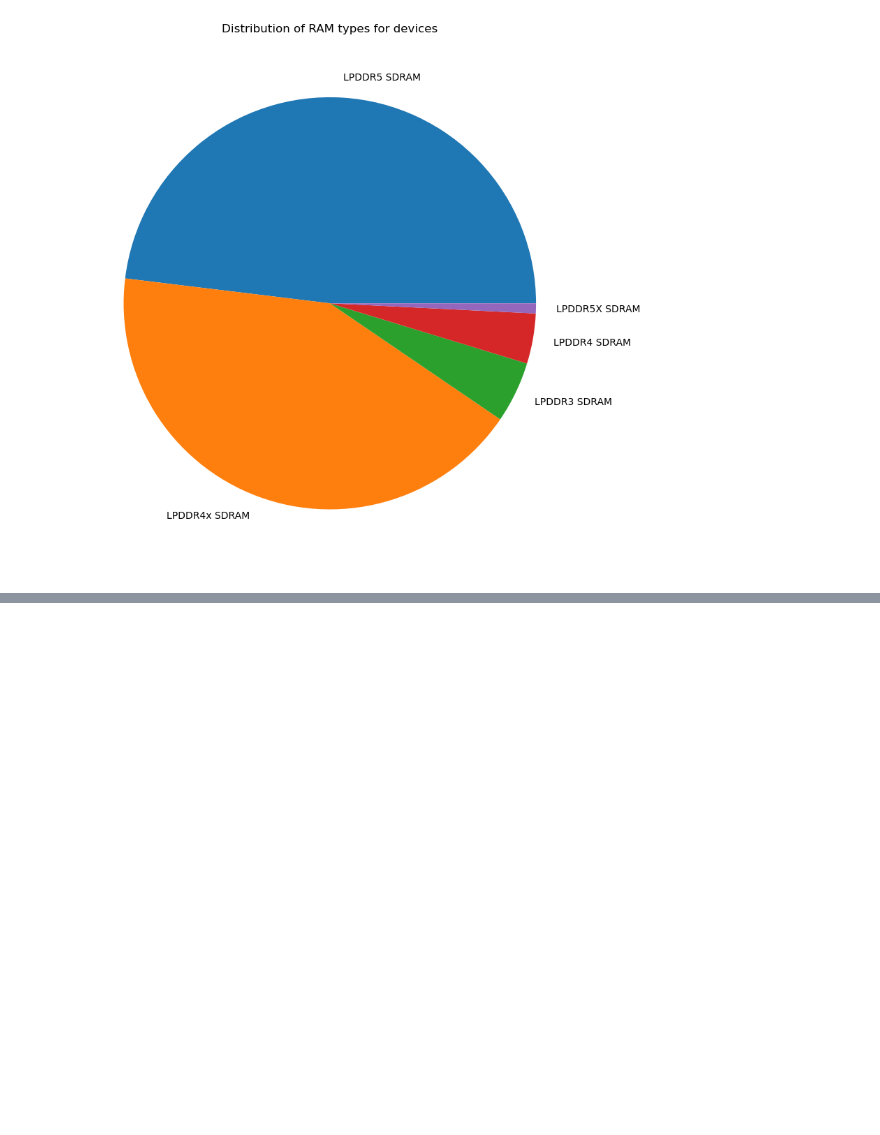
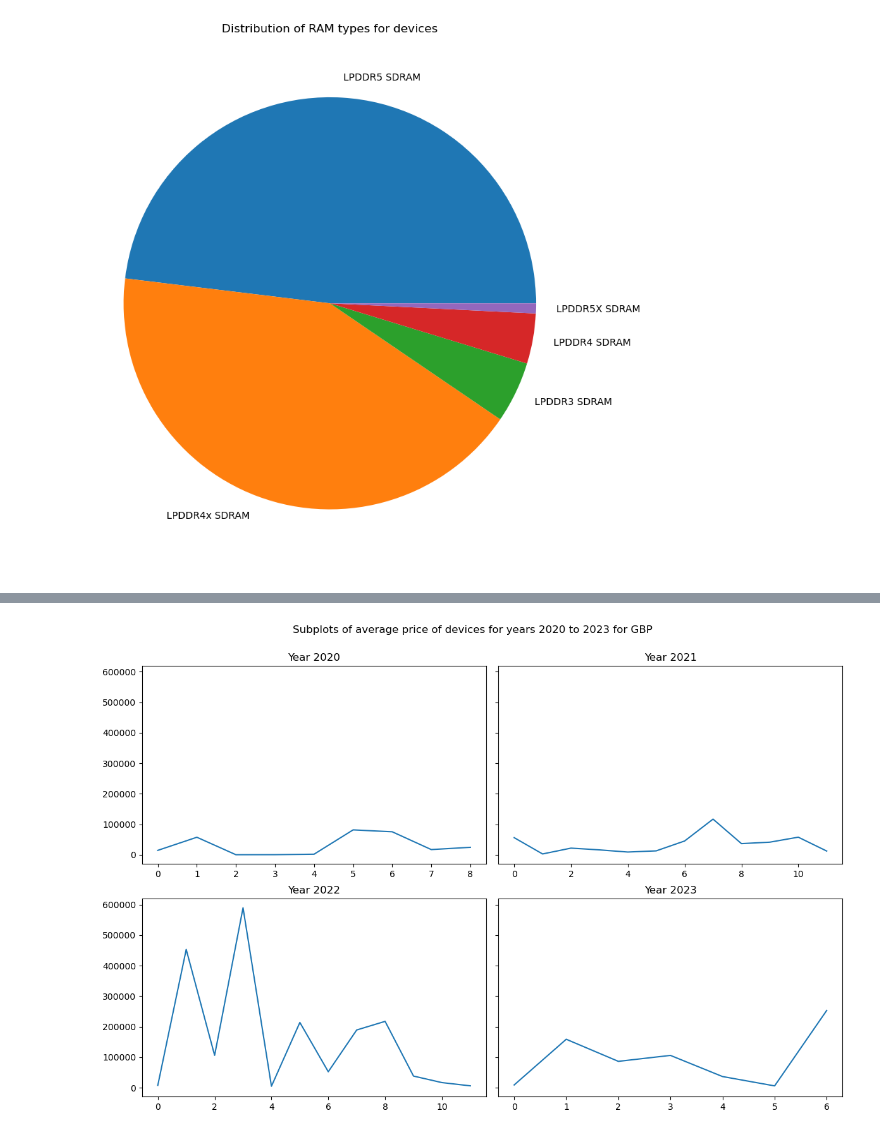
Before and after one commit to Debbydawn/PhoneDB_website, a Jupyter notebook: Question_3.ipynb, the cells around one changed output, grey strips where cells are left out. Drawn from its saved outputs; the diff is of its cells as text; code cells hidden in the pictures; blank space fills up the shorter version.

Commit message:
subplot function added

```diff
--- a/Question_3.ipynb
+++ b/Question_3.ipynb
@@ -66,0 +71,62 @@ usb_connector_comparison()
+# %%
+def subplot_GBP():
+    # Assuming 'released_date' is in the format 'dd-mm-yyyy'
+    loaded_data_pd['released_date'] = pd.to_datetime(loaded_data_pd['released_date'], format='%d-%m-%y')
+
+    # Extract the years and create a new column
+    loaded_data_pd['released_year'] = loaded_data_pd['released_date'].dt.year
+    loaded_data_pd['released_month'] = loaded_data_pd['released_date'].dt.month
+
+    # Display the DataFrame with the brand and released year
+    # print(loaded_data_pd['released_year'])
+
+    # Split the data by year into separate DataFrames
+    yearly_data = {}
+    for year, data in loaded_data_pd.groupby('released_year'):
+        yearly_data[year] = data
+
+    GBP_2020 = yearly_data[2020]
+    GBP_2021 = yearly_data[2021]
+    GBP_2022 = yearly_data[2022]
+    GBP_2023 = yearly_data[2023]
+    # Group by year and month and calculate the average price for each month
+    monthly_average_prices_2020 = GBP_2020.groupby(['released_year', 'released_month'])['price'].mean().reset_index()
+    monthly_average_prices_2021 = GBP_2021.groupby(['released_year', 'released_month'])['price'].mean().reset_index()
+    monthly_average_prices_2022 = GBP_2022.groupby(['released_year', 'released_month'])['price'].mean().reset_index()
+    monthly_average_prices_2023 = GBP_2023.groupby(['released_year', 'released_month'])['price'].mean().reset_index()
+
+    monthly_average_prices_2020.rename(columns={'price': 'average_price(GBP)'}, inplace=True)
+    monthly_average_prices_2021.rename(columns={'price': 'average_price(GBP)'}, inplace=True)
+    monthly_average_prices_2022.rename(columns={'price': 'average_price(GBP)'}, inplace=True)
+    monthly_average_prices_2023.rename(columns={'price': 'average_price(GBP)'}, inplace=True)
+
+
+    # Create subplots
+    fig, axs = plt.subplots(2, 2, figsize=(12, 8), sharey=True)
+
+    # Plot line graph for Year 2019
+    axs[0, 0].plot(monthly_average_prices_2020['average_price(GBP)'])
+    axs[0, 0].set_title('Year 2020')
+
+    # Plot line graph for Year 2020
+    axs[0, 1].plot(monthly_average_prices_2021['average_price(GBP)'])
+    axs[0, 1].set_title('Year 2021')
+
+    # Plot line graph for Year 2021
+    axs[1, 0].plot(monthly_average_prices_2022['average_price(GBP)'])
+    axs[1, 0].set_title('Year 2022')
+
+    # Plot line graph for Year 2022
+    axs[1, 1].plot(monthly_average_prices_2023['average_price(GBP)'])
+    axs[1, 1].set_title('Year 2023')
+
+    # Adjust spacing between subplots
+    fig.tight_layout()
+    fig.suptitle('Subplots of average price of devices for years 2020 to 2023 for GBP')
+    plt.subplots_adjust(top=0.9)
+    # Show the plot
+    plt.show()
+
+subplot_GBP()
+# %% [output]
+[figure, added]
```
Also changed, not shown: parts of 4 cells of this notebook.
